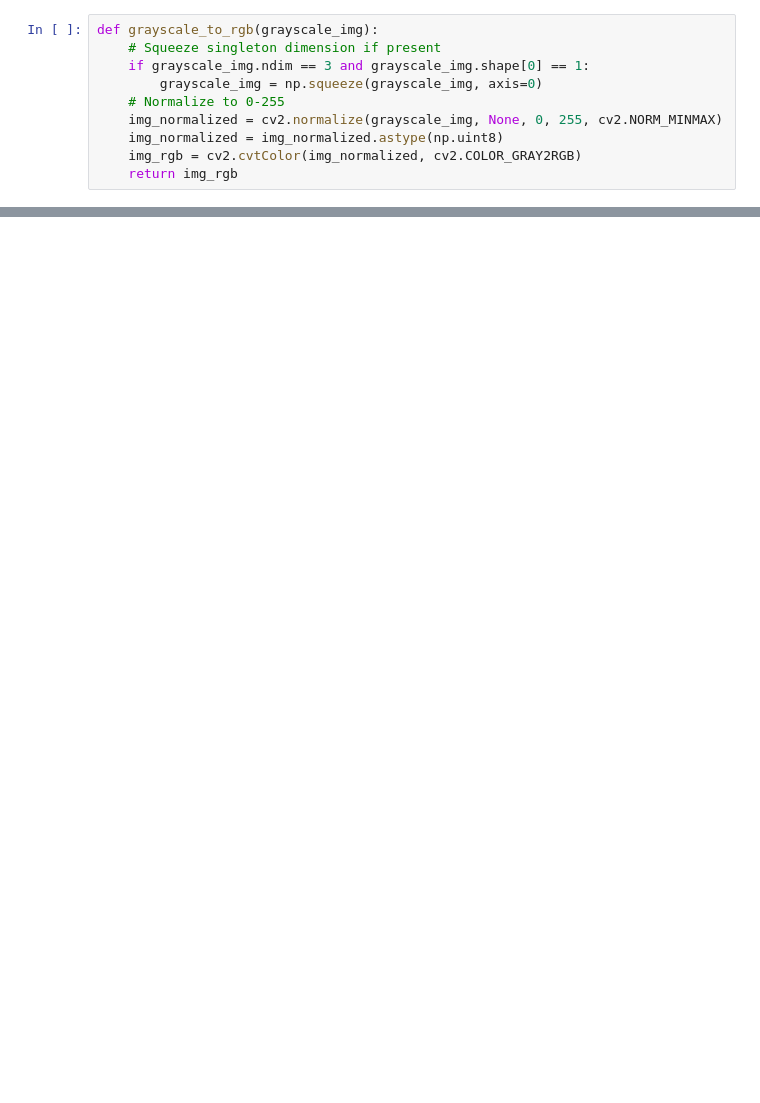
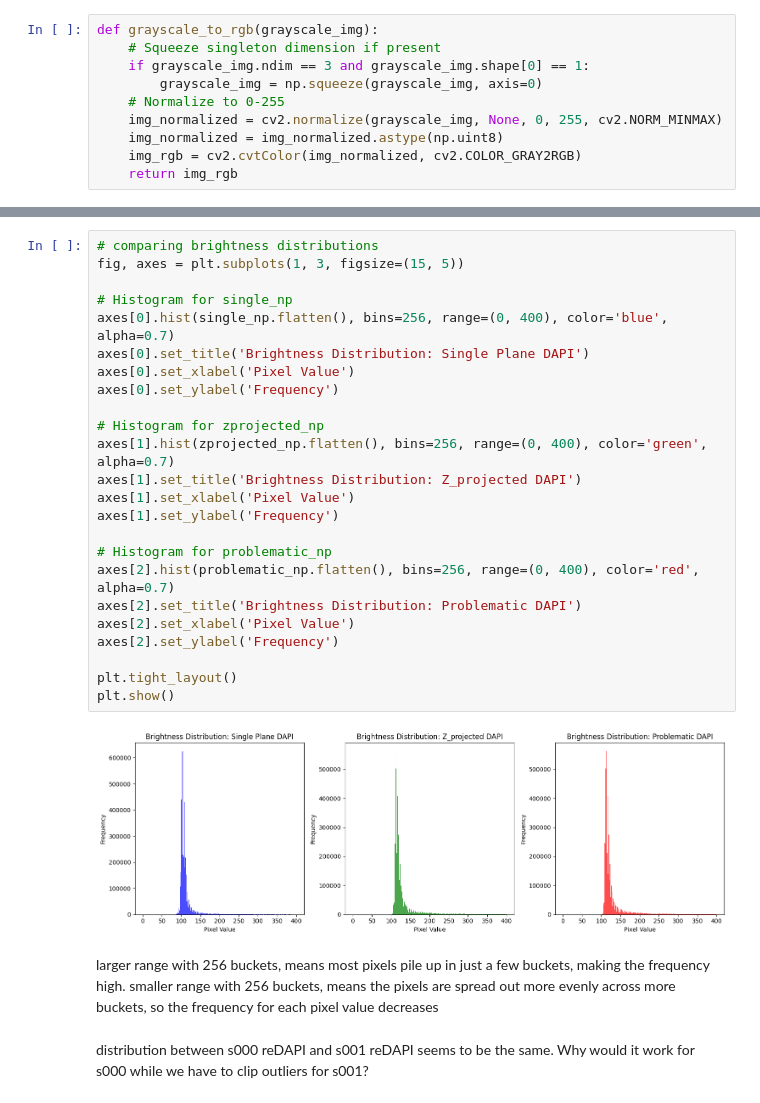
Before and after one commit to UCI-Ding-Lab/FISH-ML2, a Jupyter notebook: testingDAPIIssues.ipynb, the cells around one changed output, grey strips where cells are left out. Drawn from its saved outputs; the diff is of its cells as text; blank space fills up the shorter version.

```diff
--- a/testingDAPIIssues.ipynb
+++ b/testingDAPIIssues.ipynb
@@ -44,0 +149,30 @@ Loaded image shape: (2048, 2048) dtype: uint16 min: 100 max: 6144
+# %%
+# comparing brightness distributions
+fig, axes = plt.subplots(1, 3, figsize=(15, 5))
+
+# Histogram for single_np
+axes[0].hist(single_np.flatten(), bins=256, range=(0, 400), color='blue', alpha=0.7)
+axes[0].set_title('Brightness Distribution: Single Plane DAPI')
+axes[0].set_xlabel('Pixel Value')
+axes[0].set_ylabel('Frequency')
+
+# Histogram for zprojected_np
+axes[1].hist(zprojected_np.flatten(), bins=256, range=(0, 400), color='green', alpha=0.7)
+axes[1].set_title('Brightness Distribution: Z_projected DAPI')
+axes[1].set_xlabel('Pixel Value')
+axes[1].set_ylabel('Frequency')
+
+# Histogram for problematic_np
+axes[2].hist(problematic_np.flatten(), bins=256, range=(0, 400), color='red', alpha=0.7)
+axes[2].set_title('Brightness Distribution: Problematic DAPI')
+axes[2].set_xlabel('Pixel Value')
+axes[2].set_ylabel('Frequency')
+
+plt.tight_layout()
+plt.show()
+# %% [output]
+[figure, added]
+# %% [markdown]
+larger range with 256 buckets, means most pixels pile up in just a few buckets, making the frequency high. smaller range with 256 buckets, means the pixels are spread out more evenly across more buckets, so the frequency for each pixel value decreases
+# %% [markdown]
+distribution between s000 reDAPI and s001 reDAPI seems to be the same. Why would it work for s000 while we have to clip outliers for s001?
```
Also changed, not shown: parts of 30 cells of this notebook, 1 other file.
